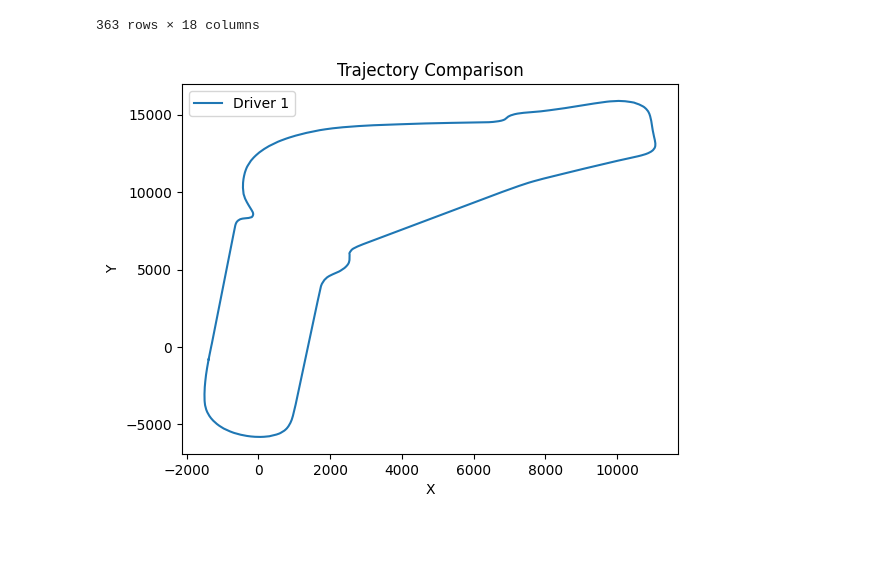
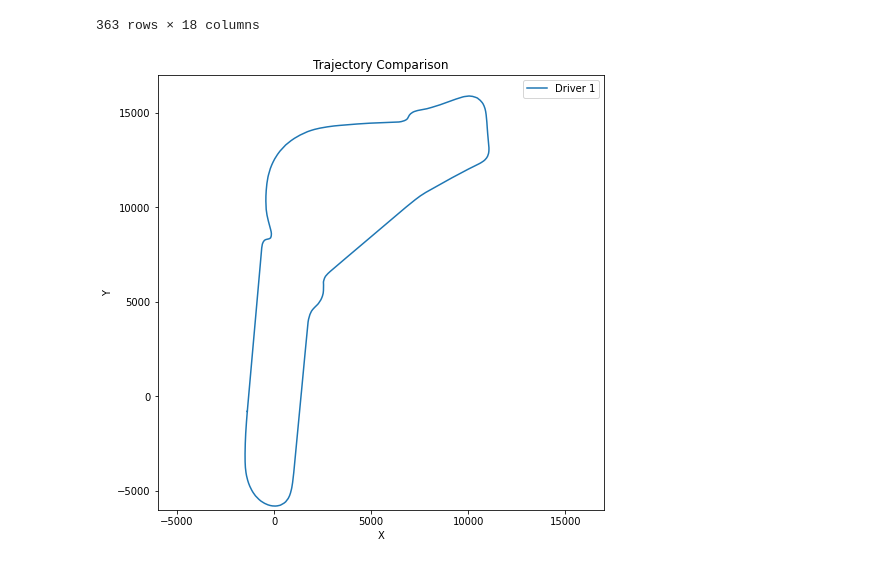
Before and after one commit to MScDS2023/GDS2024-project, a Jupyter notebook: marki.ipynb, the cells around one changed output. Cells and saved outputs as stored; diff of their text form; code cells hidden in the pictures; blank space fills up the shorter version.

```diff
--- a/marki.ipynb
+++ b/marki.ipynb
@@ -8,5 +9,4 @@ import numpy as np
 # %%
-
-session = fastf1.get_session(2023, 'Monza', 'Q')
+session = fastf1.get_session(2023, 'Monza', 'R')
 session.load(telemetry=True, laps=True, weather=False)
 # %% [output]
@@ -25,6 +30,6 @@ core           INFO     Finished loading data for 20 drivers: ['55', '1', '16',
 # %%
 laps = session.laps
-lap_55_1 = laps.pick_driver('55').pick_lap(2).get_telemetry()
+lap_55_1 = laps.pick_driver('55').pick_lap(10).get_telemetry()
 f1_api_coords = list(zip(lap_55_1["Y"],lap_55_1["X"]))
 # %%
 lap_55_1
@@ -273,17 +299,22 @@ lap_55_1
 | 761 | 2023-09-02 14:05:31.811 | 0 days 00:20:31.700000 | 16 | 616.521667 | 0 days 00:01:43.634000 | 11221 | 315 | 8 | 100 | ... |
 363 rows × 18 columns
 # %%
+plt.figure(figsize=(8,8))
+
 plt.plot(lap_55_1['X'], lap_55_1['Y'], label='Driver 1')
 #plt.plot(lap_55_2['X'], lap_55_2['Y'], label='Driver 55')
 
 plt.xlabel('X')
 plt.ylabel('Y')
+plt.ylim(-6000,17000)
+plt.xlim(-6000,17000)
+
 plt.title('Trajectory Comparison')
 plt.legend()  # Show legend with labels
 
 plt.show()
 # %% [output]
-[figure, old version]
+[figure, new version]
 # %%
 plt.plot(lap_55_1['X'][80:90], lap_55_1['Y'][80:90], label='Driver 55 Lap 1')
 plt.plot(lap_55_2['X'][45:55], lap_55_2['Y'][45:55], label='Driver 55 Lap 2')
```
Also changed, not shown: parts of 31 cells of this notebook, 2 other files.
